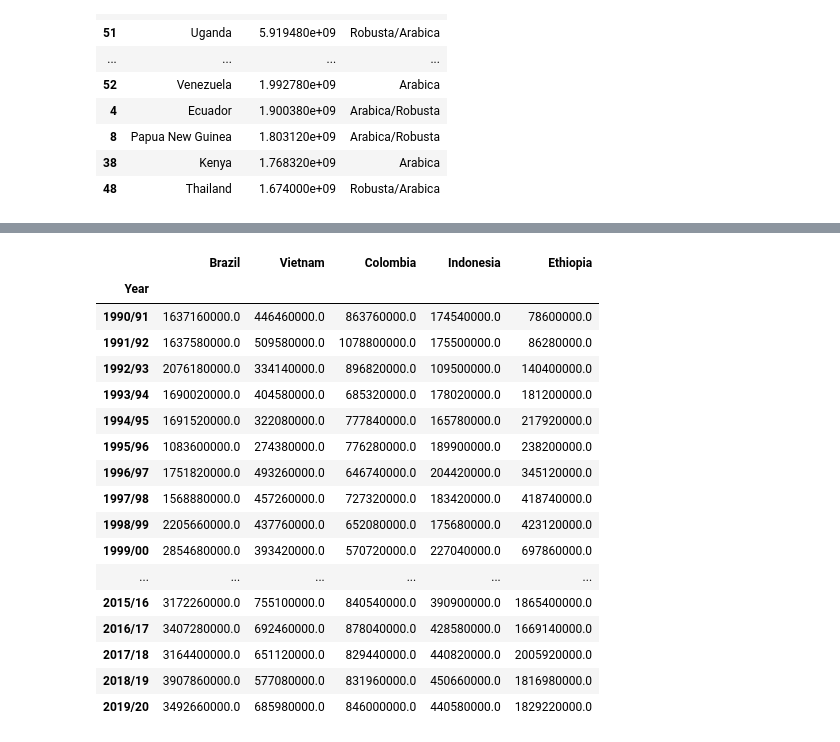
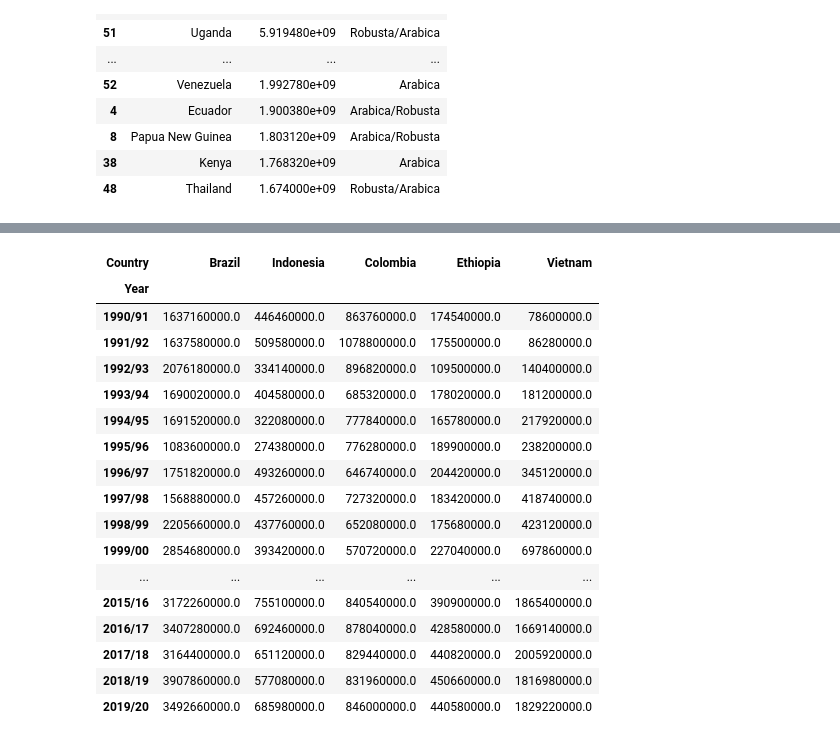
Before and after one commit to jakub-krecisz/coffee-data-visualization, a Jupyter notebook: jupyter-notebooks/production.ipynb, the cells around one changed output, grey strips where cells are left out. Saved outputs shown, nothing was run; the diff lists cells and outputs as text; code cells hidden in the pictures.

Commit message:
Fixed columns indexes for production over the years

```diff
--- a/jupyter-notebooks/production.ipynb
+++ b/jupyter-notebooks/production.ipynb
@@ -309,14 +309,14 @@ fig.show()
 # %%
 # Tutaj przygotowuje dfa pod wykres w którym pokażemy produkcje w top 5 krajach na przestrzeni lat 1990-2020
 top_production_helper = production[['Country', 'Total_production']].sort_values(by=['Total_production'], ascending=False).head(5)
 top_production_by_years = production[production.Country.isin(top_production_helper['Country'].unique())]
 top_production_by_years = top_production_by_years.T
+top_production_by_years.columns = top_production_by_years.loc['Country']
 top_production_by_years.drop(['Country', 'Total_production', 'Coffee type'], axis=0, inplace=True)
 top_production_by_years.index.name = 'Year'
-top_production_by_years.columns = top_production_helper['Country'].values
 top_production_by_years
 # %% [output]
-|  | Brazil | Vietnam | Colombia | Indonesia | Ethiopia |
+| Country | Brazil | Indonesia | Colombia | Ethiopia | Vietnam |
 | Year |  |  |  |  |  |
 | 1990/91 | 1637160000.0 | 446460000.0 | 863760000.0 | 174540000.0 | 78600000.0 |
 | 1991/92 | 1637580000.0 | 509580000.0 | 1078800000.0 | 175500000.0 | 86280000.0 |
```
